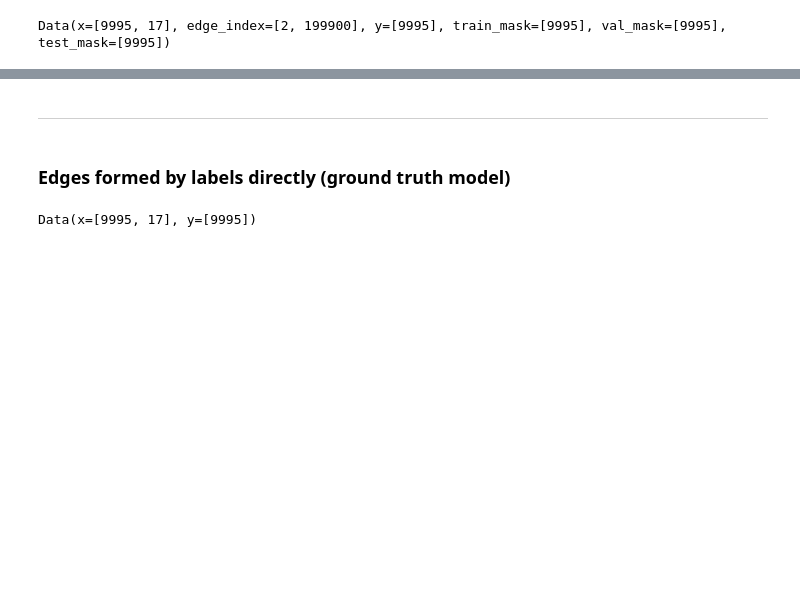
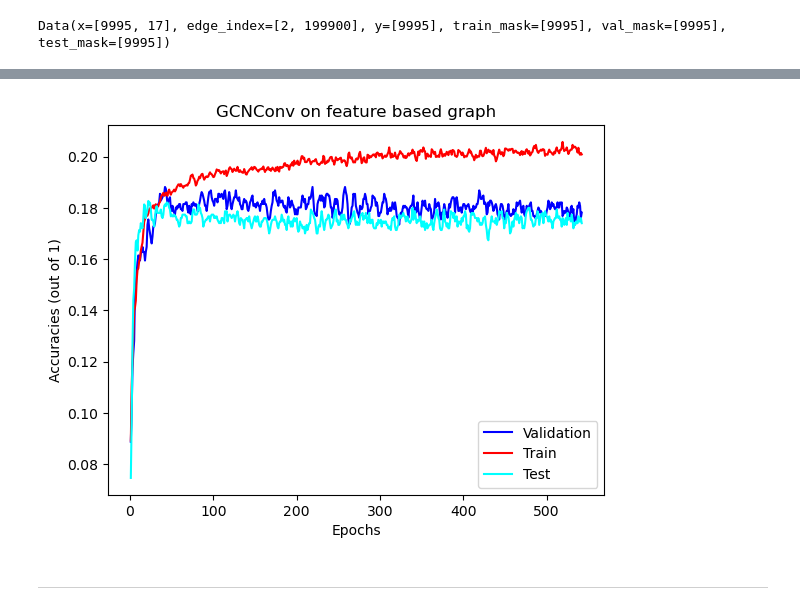
Before and after one commit to Dknx8888/genre-classification-404, a Jupyter notebook: final_project.ipynb, the cells around one changed output, grey strips where cells are left out. Drawn from its saved outputs; the diff is of its cells as text; code cells hidden in the pictures; blank space fills up the shorter version.

Commit message:
Updated model and visualizations

```diff
--- a/final_project.ipynb
+++ b/final_project.ipynb
@@ -546,18 +795,4 @@ music_graph=music_graph.to(device)
 # %%
-class SongOnlyGCN(torch.nn.Module):
-    def __init__(self, in_channels, hidden_channels, out_channels, dropout=0.5):
-        super().__init__()
-        self.conv1 = GCNConv(in_channels, hidden_channels)
-        self.conv2 = GCNConv(hidden_channels, out_channels)
-        self.dropout = torch.nn.Dropout(dropout)
-
-    def forward(self, x, edge_index):
-        x = self.conv1(x, edge_index)
-        x = F.relu(x)
-        x = self.dropout(x)
-        x = self.conv2(x, edge_index)
-        return x
-
 num_classes = music_graph.y.max().item() + 1
 model = SongOnlyGCN(
     in_channels=music_graph.x.size(1),
@@ -594,14 +829,16 @@ def evaluate(mask_type='val'):
 
 optimizer = torch.optim.Adam(model.parameters(), lr=0.01, weight_decay=5e-4)
 
-epochs = 5000
+epochs = 1000
 best_val_acc = 0
 best_model = None
-patience = 20
+patience = 500
 patience_counter = 0
 train_losses = []
+train_accs = []
 val_accs = []
 test_accs = []
+epoch_l = []
 
 for epoch in range(1, epochs + 1):
     loss = train()
@@ -611,27 +848,39 @@ for epoch in range(1, epochs + 1):
     val_acc = evaluate('val')
     test_acc = evaluate('test')
 
+    train_accs.append(train_acc)
     val_accs.append(val_acc)
     test_accs.append(test_acc)
+    epoch_l.append(epoch)
 
-    # if val_acc > best_val_acc:
-    #     best_val_acc = val_acc
-    #     best_model = model.state_dict().copy()
-    #     patience_counter = 0
-    # else:
-    #     patience_counter += 1
+    if val_acc > best_val_acc:
+        best_val_acc = val_acc
+        best_model = model.state_dict().copy()
+        patience_counter = 0
+    else:
+        patience_counter += 1
 
     if epoch % 10 == 0:
         print(f'Epoch: {epoch:03d}, Loss: {loss:.4f}, Train: {train_acc:.4f}, '
               f'Val: {val_acc:.4f}, Test: {test_acc:.4f}')
 
-#     if patience_counter >= patience:
-#         print(f'Early stopping at epoch {epoch}')
-#         break
+    if patience_counter >= patience:
+        print(f'Early stopping at epoch {epoch}')
+        break
 
-# if best_model is not None:
-#     model.load_state_dict(best_model)
-#     print("\nFinal Results:")
-#     print(f"Best Validation Accuracy: {best_val_acc:.4f}")
-#     print(f"Test Accuracy: {evaluate('test'):.4f}")
+if best_model is not None:
+    model.load_state_dict(best_model)
+    print("\nFinal Results:")
+    print(f"Best Validation Accuracy: {best_val_acc:.4f}")
+    print(f"Test Accuracy: {evaluate('test'):.4f}")
+
+plt.plot(epoch_l, val_accs, color = 'blue', label='Validation')
+plt.plot(epoch_l, train_accs, color = 'red', label='Train')
+plt.plot(epoch_l, test_accs, color = 'cyan', label= 'Test')
+plt.title("GCNConv on feature based graph")
+plt.xlabel("Epochs")
+plt.ylabel("Accuracies (out of 1)")
+
+plt.legend()
+plt.show()
 # %% [output]
@@ -655,4 +904,3 @@ Epoch: 5000, Loss: 2.5462, Train: 0.2041, Val: 0.1808, Test: 0.1827
+[figure, added]
 # %% [markdown]
 ---
-# %% [markdown]
-### Edges formed by labels directly (ground truth model)
@@ -689,9 +906,0 @@ song_y = torch.tensor(song_y_list, dtype=torch.long)
-# %%
-data = Data()
-
-data.x = song_x
-data.y = song_y
-
-print(data)
-# %% [output]
-Data(x=[9995, 17], y=[9995])
```
Also changed, not shown: parts of 22 cells of this notebook, 7 other files.
